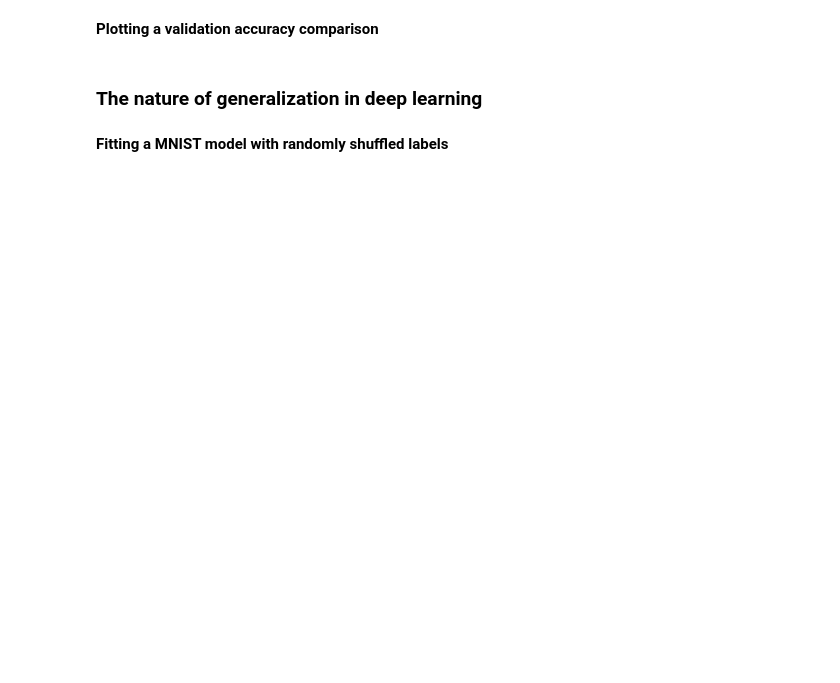
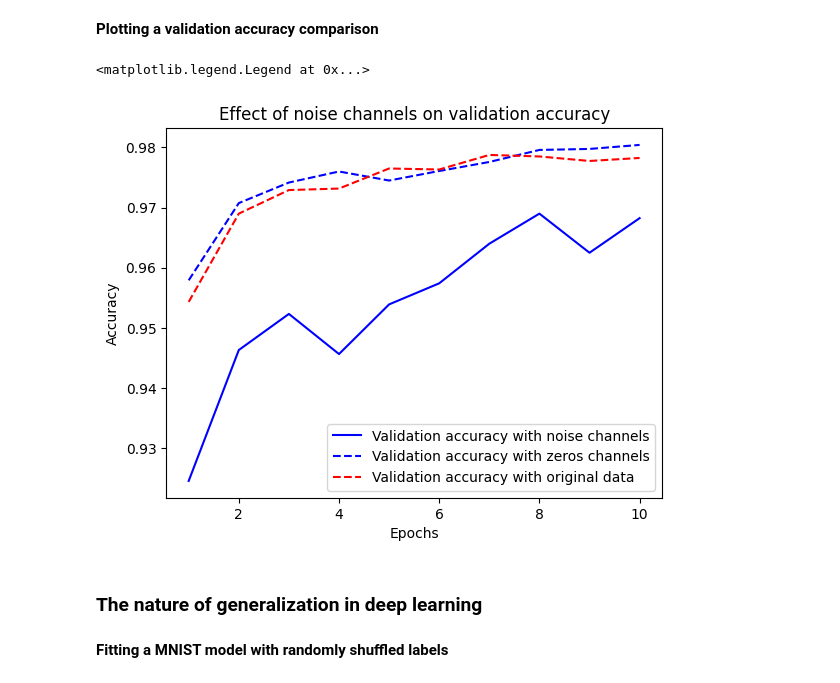
Before and after one commit to Menns0910/fluffy-tribble, a Jupyter notebook: chapter05_fundamentals_of_ml_i.ipynb, the cells around one changed output. Cells and saved outputs as stored; diff of their text form; code cells hidden in the pictures; blank space fills up the shorter version.

```diff
--- a/chapter05_fundamentals_of_ml_i.ipynb
+++ b/chapter05_fundamentals_of_ml_i.ipynb
@@ -64,0 +91,7 @@ history_zeros = model.fit(
+# %%
+model = get_model()
+history_original = model.fit(
+    train_images, train_labels,
+    epochs=10,
+    batch_size=128,
+    validation_split=0.2)
@@ -67,13 +121,19 @@ history_zeros = model.fit(
 # %%
 import matplotlib.pyplot as plt
 val_acc_noise = history_noise.history["val_accuracy"]
 val_acc_zeros = history_zeros.history["val_accuracy"]
+val_acc_original = history_original.history["val_accuracy"] #
 epochs = range(1, 11)
 plt.plot(epochs, val_acc_noise, "b-",
          label="Validation accuracy with noise channels")
 plt.plot(epochs, val_acc_zeros, "b--",
          label="Validation accuracy with zeros channels")
+plt.plot(epochs, val_acc_original, "r--",
+         label="Validation accuracy with original data")
 plt.title("Effect of noise channels on validation accuracy")
 plt.xlabel("Epochs")
 plt.ylabel("Accuracy")
 plt.legend()
+# %% [output]
+<matplotlib.legend.Legend at 0x...>
+[figure, added]
```
Also changed, not shown: parts of 29 cells of this notebook.
